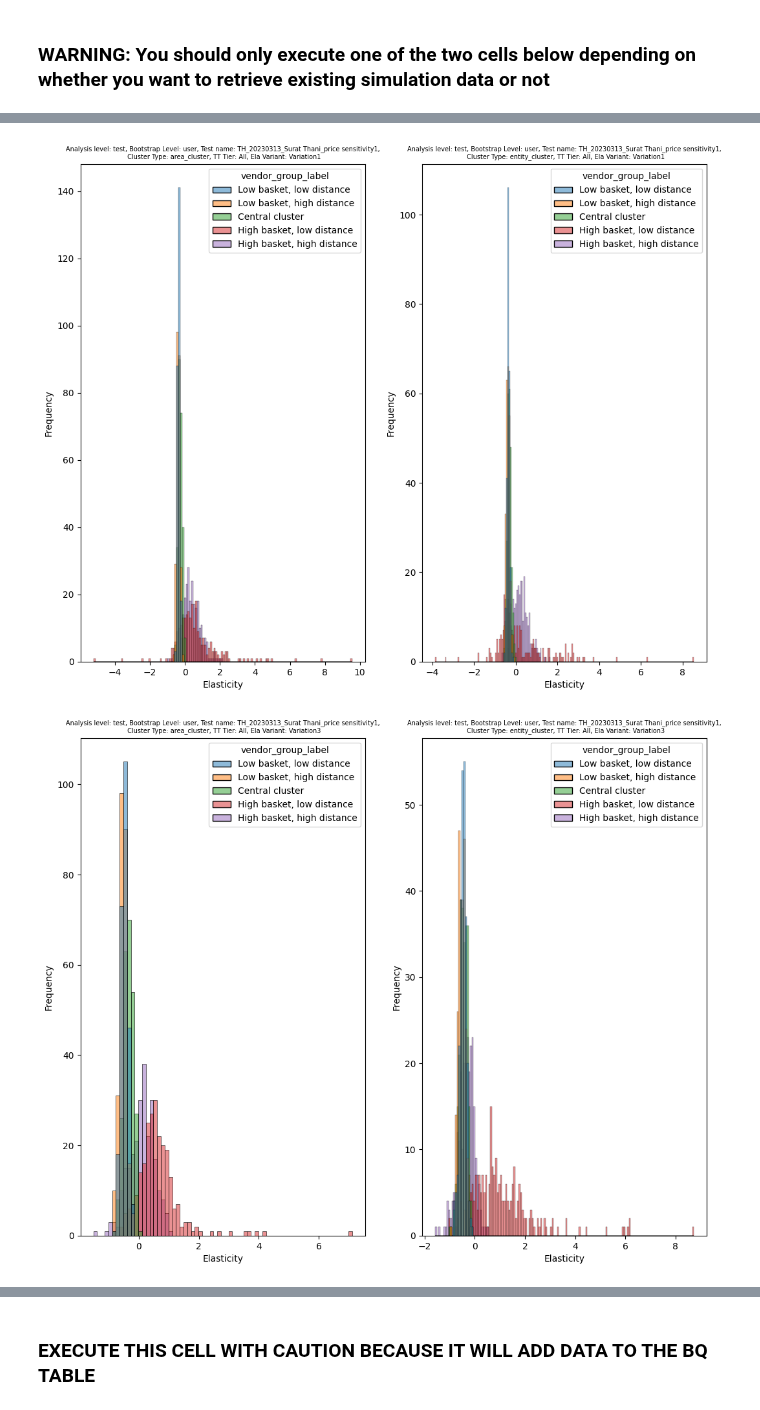
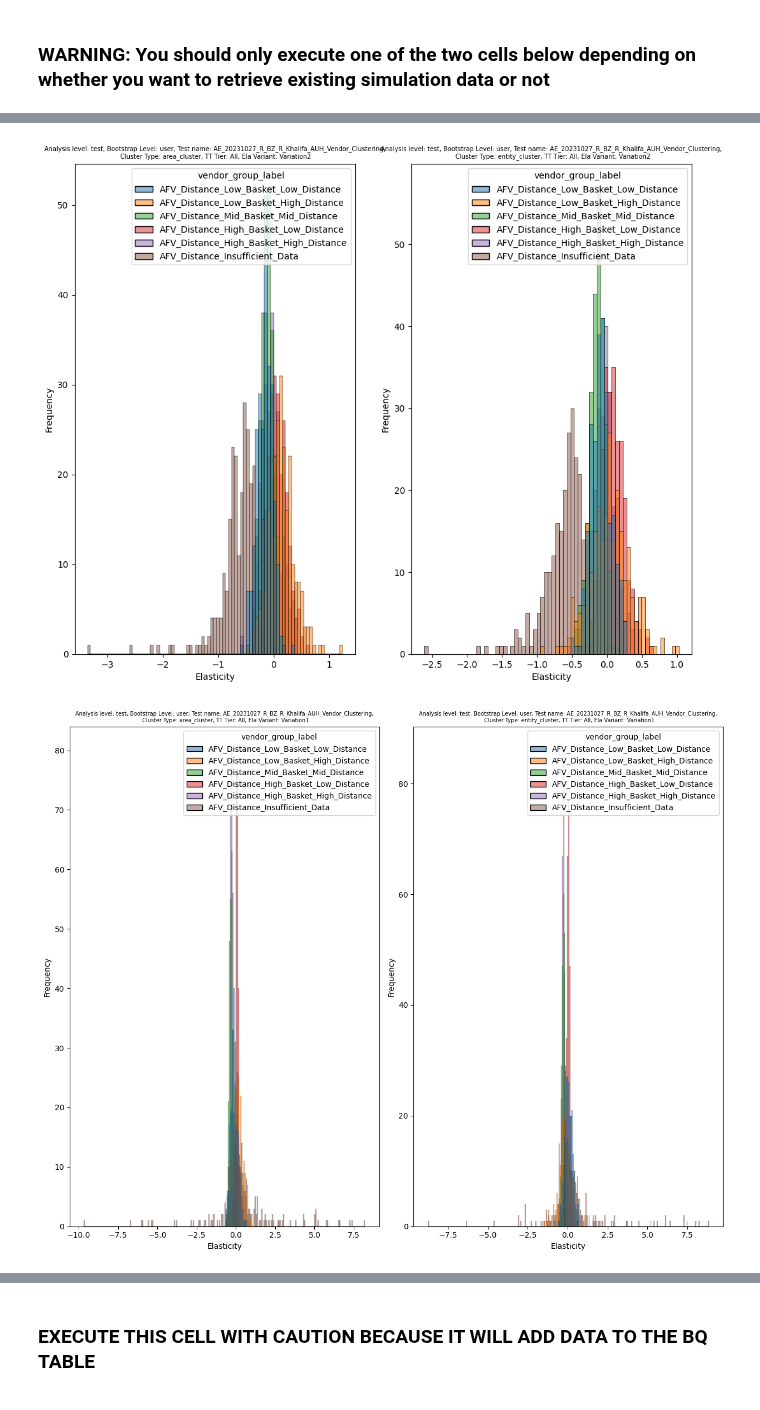
Before and after one commit to omar-elmaria/bootstrap_analysis, a Jupyter notebook: cluster_tier_level_analysis.ipynb, the cells around one changed output, grey strips where cells are left out. Saved outputs shown, nothing was run; the diff lists cells and outputs as text; code cells hidden in the pictures.

Commit message:
update cluster_tier_level_analysis.ipynb code

```diff
--- a/cluster_tier_level_analysis.ipynb
+++ b/cluster_tier_level_analysis.ipynb
@@ -48,8 +48,8 @@ test_data_filters = [
     # {"entity_id": "FP_TW", "test_name": "20230601_TW_R_Elasticity_Keelung", "scheme_id": ["2122", "2123", "2124", "2125"], "ela_variants": ["Variation1", "Variation2", "Variation3"]},
 
     # TH
-    {"entity_id": "FP_TH", "test_name": "TH_20230313_Prachuap khiri khan_price sensitivity1", "scheme_id": ["1902", "4218", "4219", "4220", "4221"], "ela_variants": ["Variation1", "Variation2", "Variation3", "Variation4"]},
-    {"entity_id": "FP_TH", "test_name": "TH_20230313_Surat Thani_price sensitivity1", "scheme_id": ["1451", "4290", "4291", "4292", "4293"], "ela_variants": ["Variation1", "Variation2", "Variation3", "Variation4"]},
+    {"entity_id": "TB_AE", "test_name": "AE_20231027_R_BZ_R_Khalifa_AUH_Vendor_Clustering", "scheme_id": ["1692", "1431", "1105", "1089", "1097", "1101", "1093", "2169", "2160", "2168", "2159", "2167", "2158", "2167", "2164", "2161", "2163", "2162"], "ela_variants": ["Variation1", "Variation2"]},
+    # {"entity_id": "FP_TH", "test_name": "TH_20230313_Surat Thani_price sensitivity1", "scheme_id": ["1451", "4290", "4291", "4292", "4293"], "ela_variants": ["Variation1", "Variation2", "Variation3", "Variation4"]},
 ]
 
 # Bootstrap inputs
@@ -128,8 +128,8 @@ test_query = """
 
         -- Order/customer identifiers and session data
         a.perseus_client_id,
-        a.variant,
-        a.experiment_id AS test_id,
+        a.test_variant,
+        a.test_id,
         b.test_name,
         a.platform_order_code,
         a.scheme_id,
@@ -151,44 +151,31 @@ test_query = """
         a.dps_travel_time_fee_local,
         a.dps_surge_fee_local,
         a.delivery_fee_local,
-        IF(a.is_delivery_fee_covered_by_discount = TRUE OR a.is_delivery_fee_covered_by_voucher = TRUE, 0, a.delivery_fee_local) AS delivery_fee_local_incl_disc_and_vouchers,
+        IF(a.is_delivery_fee_covered_by_dh_incentive = TRUE, 0, a.delivery_fee_local) AS delivery_fee_local_incl_disc_and_vouchers,
         CASE WHEN ent.segment != "MENA" THEN a.commission_local ELSE COALESCE(mn.commission_amount_lc, a.commission_local) END AS commission_local,
         a.joker_vendor_fee_local,
         COALESCE(a.service_fee_local, 0) AS service_fee_local,
         a.mov_customer_fee_local AS sof_local,
         a.delivery_costs_local,
-        CASE
-            WHEN ent.segment IN ("Europe", "Asia") THEN COALESCE( -- Get the delivery fee data of Pandora countries from Pandata tables
-                pd.delivery_fee_local,
-                -- In 99 pct of cases, we won"t need to use that fallback logic as pd.delivery_fee_local is reliable
-                IF(a.is_delivery_fee_covered_by_discount = TRUE OR a.is_delivery_fee_covered_by_voucher = TRUE, 0, a.delivery_fee_local)
-            )
-            -- If the order comes from a non-Pandora country, use delivery_fee_local
-            WHEN ent.segment NOT IN ("Europe", "Asia") THEN (CASE WHEN a.is_delivery_fee_covered_by_discount = TRUE OR a.is_delivery_fee_covered_by_voucher = TRUE THEN 0 ELSE a.delivery_fee_local END)
-        END AS actual_df_paid_by_customer,
         a.gfv_local,
         a.gmv_local,
         a.dps_travel_time,
         e.cluster entity_cluster,
         v.cluster area_cluster,
-    FROM `fulfillment-dwh-production.cl.dps_sessions_mapped_to_orders_v2` a
-    LEFT JOIN `fulfillment-dwh-production.cl.dps_ab_test_orders_v2` b ON a.entity_id = b.entity_id AND a.order_id = b.order_id
+    FROM `fulfillment-dwh-production.cl.dps_sessions_mapped_to_orders` a
+    LEFT JOIN `fulfillment-dwh-production.cl.dps_test_orders` b ON a.entity_id = b.entity_id AND a.order_id = b.order_id
     LEFT JOIN `logistics-data-storage-staging.long_term_pricing.vendors_clustered_entity` e on a.entity_id = e.entity_id and a.vendor_id = e.vendor_id
     LEFT JOIN `logistics-data-storage-staging.long_term_pricing.vendors_clustered` v on v.entity_id = a.entity_id and a.vendor_id = v.vendor_id
     LEFT JOIN `tlb-data-prod.data_platform.fct_billing` mn ON a.platform_order_code = CAST(mn.order_id AS STRING) AND a.entity_id IN ("TB_OM", "TB_IQ", "TB_AE", "TB_KW", "YS_TR", "TB_QA", "TB_JO", "HF_EG", "HS_SA", "TB_BH")
-    LEFT JOIN `fulfillment-dwh-production.pandata_curated.pd_orders` pd ON TRUE -- Contains info on the orders in Pandora countries
-        AND a.entity_id = pd.global_entity_id
-        AND a.platform_order_code = pd.code
-        AND a.created_date = pd.created_date_utc -- There is no country_code field in this table
     INNER JOIN `fulfillment-dwh-production.curated_data_shared_coredata.global_entities` ent ON a.entity_id = ent.global_entity_id -- Get the region associated with every entity_id
     WHERE TRUE
         AND a.created_date between DATE("{lookback_period_start_date}") and DATE("{lookback_period_end_date}")
-        AND CONCAT(a.entity_id, " | ", b.test_name, " | ", a.scheme_id, " | ", a.variant) IN ('{filters_list}')
+        AND CONCAT(a.entity_id, " | ", b.test_name, " | ", a.scheme_id, " | ", a.test_variant) IN ('{filters_list}')
         AND a.is_in_treatment = TRUE -- Retrieve orders in the treatment scope only
         AND a.is_sent -- Successful orders
         AND a.is_own_delivery -- OD orders only
-        AND a.variant != "Original" -- Exclude orders from ASAs
-        AND a.is_match_experiment_vertical
+        AND a.test_variant != "Original" -- Exclude orders from ASAs
+        AND a.is_match_test_vertical
         AND (e.cluster IS NOT NULL AND e.cluster NOT IN ('Insufficient data'))
         AND (v.cluster IS NOT NULL AND v.cluster NOT IN ('Insufficient data'))
     ),
@@ -215,7 +202,7 @@ test_query = """
         a.test_name,
         a.created_date_utc,
         a.perseus_client_id,
-        a.variant,
+        a.test_variant,
         a.scheme_id,
         a.dps_travel_time,
         -- Vendor data and information on the delivery
@@ -594,7 +581,14 @@ def generate_plot():
     loop_test_tier_combos = df_sim_results[df_sim_results["price_tier"] != "All"][["test_name", "price_tier"]].drop_duplicates().reset_index(drop=True)
 
     # Define the desired hue order
-    desired_hue_order = ['Low basket, low distance', 'Low basket, high distance', 'Central cluster', 'High basket, low distance', 'High basket, high distance']
+    desired_hue_order = [
+        'AFV_Distance_Low_Basket_Low_Distance',
+        'AFV_Distance_Low_Basket_High_Distance',
+        'AFV_Distance_Mid_Basket_Mid_Distance',
+        'AFV_Distance_High_Basket_Low_Distance',
+        'AFV_Distance_High_Basket_High_Distance',
+        'AFV_Distance_Insufficient_Data'
+    ]
 
     # Iterate over all bootstrap levels, test names, and ela_variants and create the histograms
     for anl in loop_analysis_lvls:
@@ -617,32 +611,32 @@ def generate_plot():
                             nrows=1,
                             ncols=len(df_sim_results["cluster_type"].unique()),
                             figsize=(12.5, 10)
                         )
                         for idx, clust in enumerate(clusters):
                             # Filter df_sim_results for the right subset of data
                             df_iter = df_sim_results[
                                 (df_sim_results["analysis_level"] == anl) &
                                 (df_sim_results["bootstrap_level"] == boot) &
                                 (df_sim_results["test_name"] == tst) &
                                 (df_sim_results["cluster_type"] == clust) &
                                 (df_sim_results["price_tier"] == tier) &
                                 (df_sim_results["ela_variant"] == var) &
                                 (df_sim_results["elasticity"] >= ela_lower_limit) &
                                 (df_sim_results["elasticity"] <= ela_upper_limit)
                             ]
 
                             # Plot the histogram
                             ax = axs[idx]
                             sns.histplot(data=df_iter, x="elasticity", hue="vendor_group_label", hue_order=desired_hue_order, ax=ax)
                             ax.set_title(f"Analysis level: {anl}, Bootstrap Level: {boot}, Test name: {tst},\n Cluster Type: {clust}, TT Tier: {tier}, Ela Variant: {var}", fontdict={"fontsize": 7})
                             ax.set_xlabel("Elasticity")
                             ax.set_ylabel("Frequency")
 
     # Adjust the space between the subplots
     plt.tight_layout()
 
 # Invoke the plotting function
 generate_plot()
 # %% [output]
-[figure, old version]
+[figure, new version]
-[figure, old version]
+[figure, new version]
```
Also changed, not shown: parts of 6 cells of this notebook.
